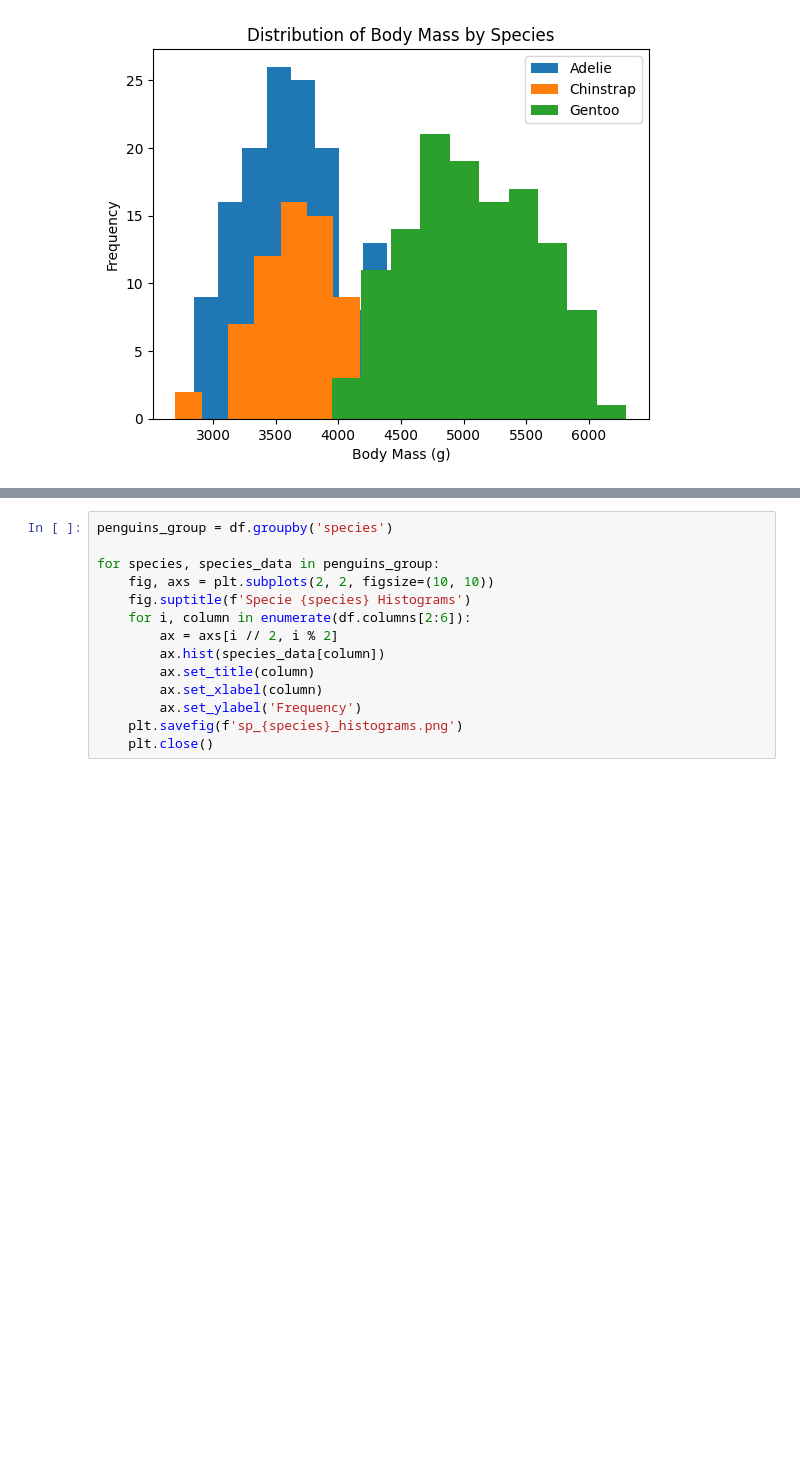
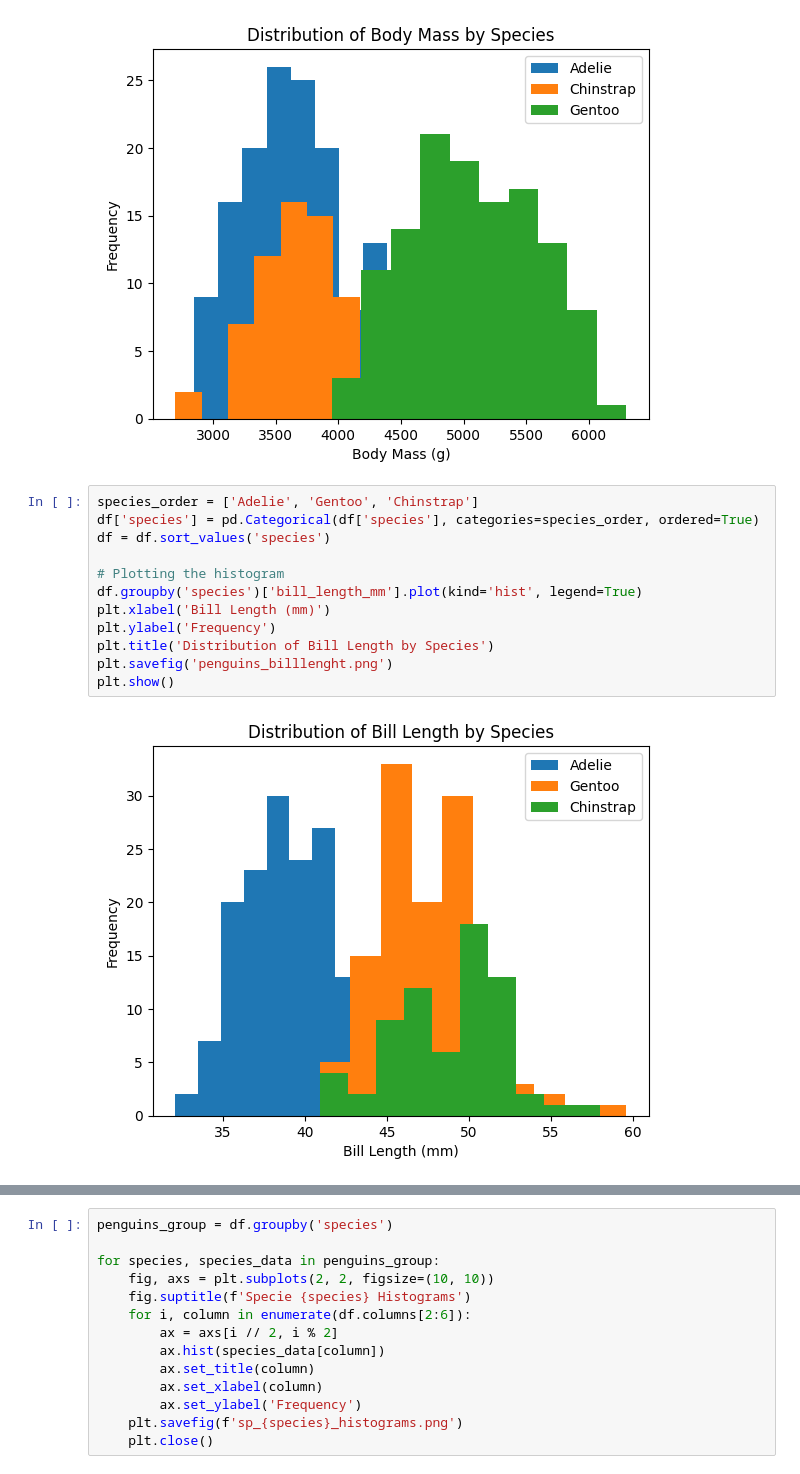
Before and after one commit to gusgoes/weekly-tasks, a Jupyter notebook: penguins.ipynb, the cells around one changed output, grey strips where cells are left out. Saved outputs shown, nothing was run; the diff lists cells and outputs as text; blank space fills up the shorter version.

```diff
--- a/penguins.ipynb
+++ b/penguins.ipynb
@@ -154,3 +154,17 @@ plt.savefig('penguins_mass.png')
 plt.show()
 # %% [output]
 [figure]
+# %%
+species_order = ['Adelie', 'Gentoo', 'Chinstrap']
+df['species'] = pd.Categorical(df['species'], categories=species_order, ordered=True)
+df = df.sort_values('species')
+
+# Plotting the histogram
+df.groupby('species')['bill_length_mm'].plot(kind='hist', legend=True)
+plt.xlabel('Bill Length (mm)')
+plt.ylabel('Frequency')
+plt.title('Distribution of Bill Length by Species')
+plt.savefig('penguins_billlenght.png')
+plt.show()
+# %% [output]
+[figure, added]
```
Also changed, not shown: parts of 5 cells of this notebook, 7 other files.
